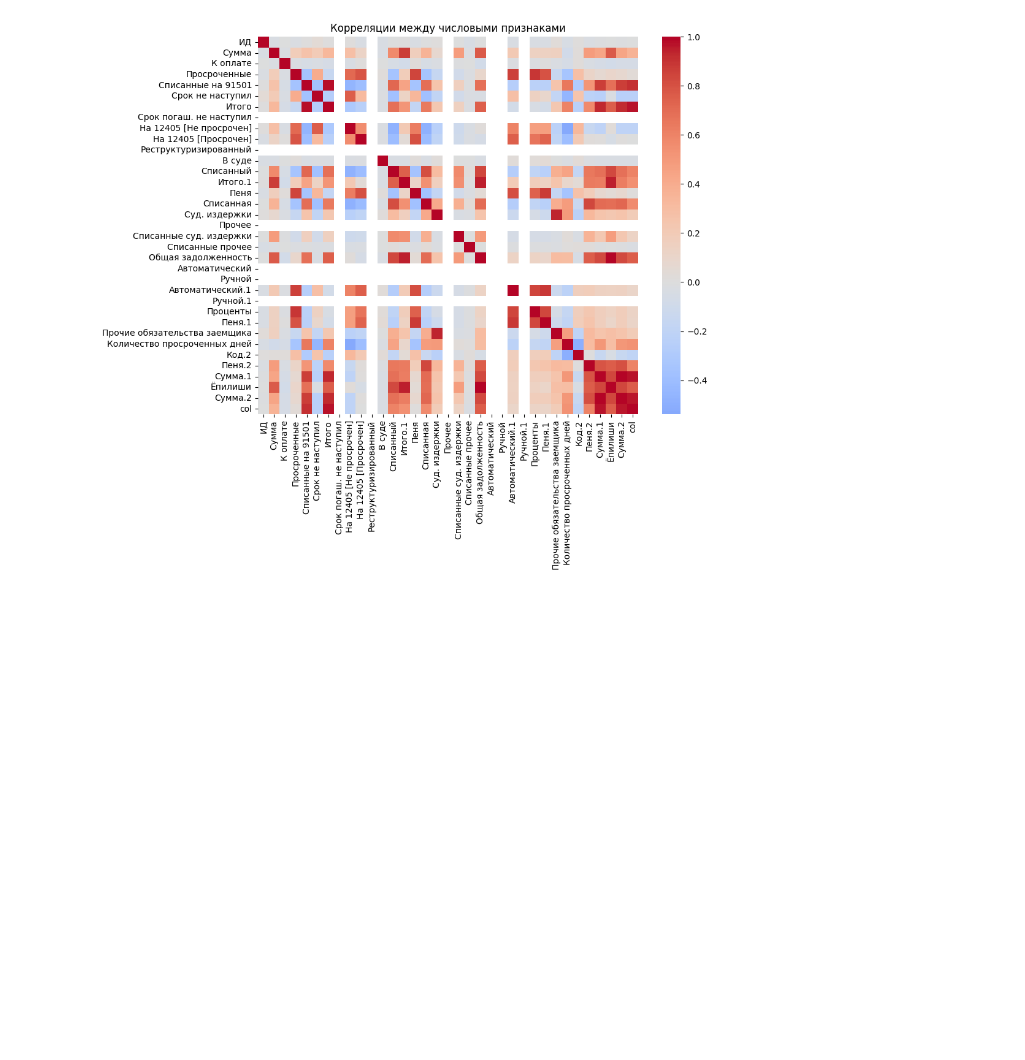
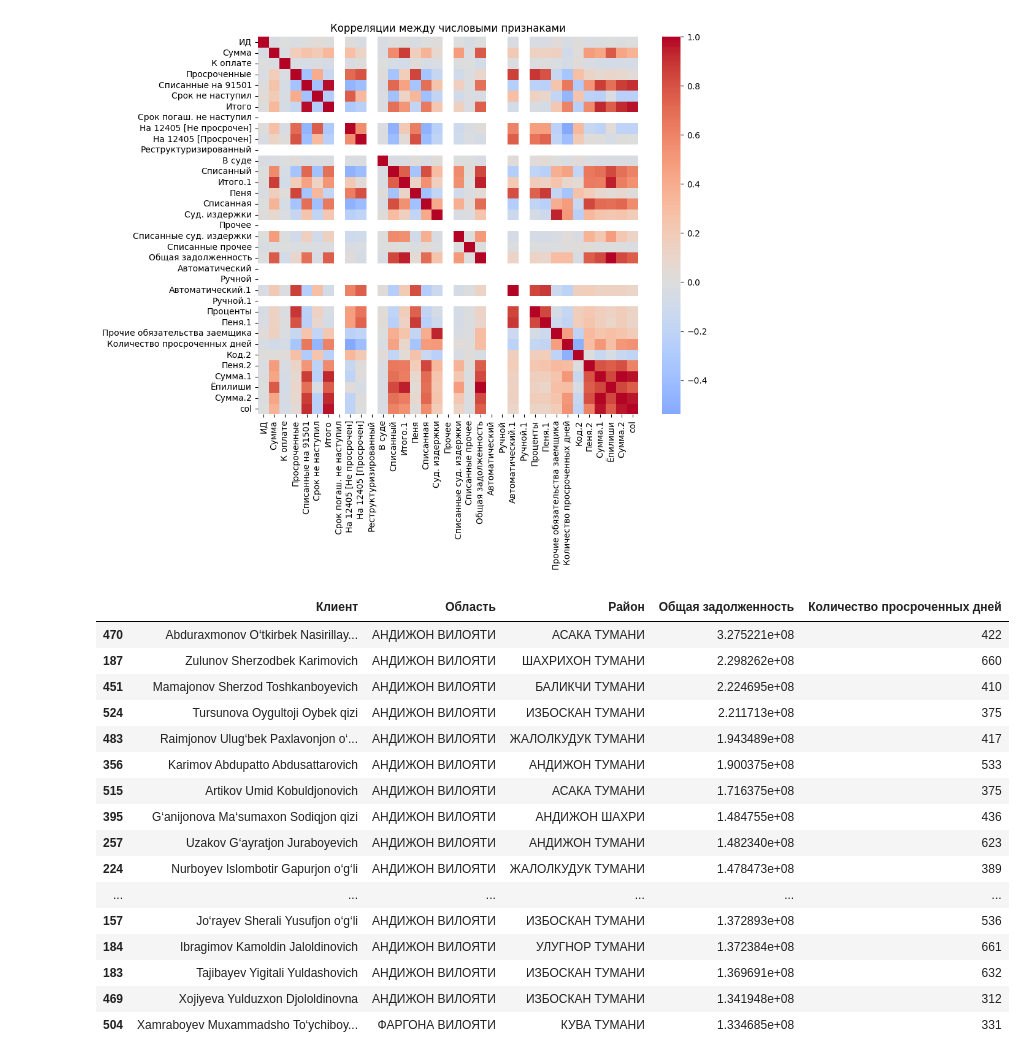
Before and after one commit to globallstudent/adex, a Jupyter notebook: main.ipynb, the cells around one changed output. Drawn from its saved outputs; the diff is of its cells as text; code cells hidden in the pictures; blank space fills up the shorter version.

```diff
--- a/main.ipynb
+++ b/main.ipynb
@@ -123,3 +123,24 @@ plt.title("Корреляции между числовыми признакам
 plt.show()
 # %% [output]
 [figure]
+# %%
+top_debtors = df.nlargest(20, "Общая задолженность")[["Клиент", "Область", "Район", "Общая задолженность", "Количество просроченных дней"]]
+top_debtors
+# %% [output]
+|  | Клиент | Область | Район | Общая задолженность | Количество просроченных дней |
+| 470 | Abduraxmonov O‘tkirbek Nasirillay... | АНДИЖОН ВИЛОЯТИ | АСАКА ТУМАНИ | 3.275221e+08 | 422 |
+| 187 | Zulunov Sherzodbek Karimovich | АНДИЖОН ВИЛОЯТИ | ШАХРИХОН ТУМАНИ | 2.298262e+08 | 660 |
+| 451 | Mamajonov Sherzod Toshkanboyevich | АНДИЖОН ВИЛОЯТИ | БАЛИКЧИ ТУМАНИ | 2.224695e+08 | 410 |
+| 524 | Tursunova Oygultoji Oybek qizi | АНДИЖОН ВИЛОЯТИ | ИЗБОСКАН ТУМАНИ | 2.211713e+08 | 375 |
+| 483 | Raimjonov Ulug‘bek Paxlavonjon o‘... | АНДИЖОН ВИЛОЯТИ | ЖАЛОЛКУДУК ТУМАНИ | 1.943489e+08 | 417 |
+| 356 | Karimov Abdupatto Abdusattarovich | АНДИЖОН ВИЛОЯТИ | АНДИЖОН ТУМАНИ | 1.900375e+08 | 533 |
+| 515 | Artikov Umid Kobuldjonovich | АНДИЖОН ВИЛОЯТИ | АСАКА ТУМАНИ | 1.716375e+08 | 375 |
+| 395 | G‘anijonova Ma‘sumaxon Sodiqjon qizi | АНДИЖОН ВИЛОЯТИ | АНДИЖОН ШАХРИ | 1.484755e+08 | 436 |
+| 257 | Uzakov G‘ayratjon Juraboyevich | АНДИЖОН ВИЛОЯТИ | АНДИЖОН ТУМАНИ | 1.482340e+08 | 623 |
+| 224 | Nurboyev Islombotir Gapurjon o‘g‘li | АНДИЖОН ВИЛОЯТИ | ЖАЛОЛКУДУК ТУМАНИ | 1.478473e+08 | 389 |
+| ... | ... | ... | ... | ... | ... |
+| 157 | Jo‘rayev Sherali Yusufjon o‘g‘li | АНДИЖОН ВИЛОЯТИ | ИЗБОСКАН ТУМАНИ | 1.372893e+08 | 536 |
+| 184 | Ibragimov Kamoldin Jaloldinovich | АНДИЖОН ВИЛОЯТИ | УЛУГНОР ТУМАНИ | 1.372384e+08 | 661 |
+| 183 | Tajibayev Yigitali Yuldashovich | АНДИЖОН ВИЛОЯТИ | ИЗБОСКАН ТУМАНИ | 1.369691e+08 | 632 |
+| 469 | Xojiyeva Yulduzxon Djololdinovna | АНДИЖОН ВИЛОЯТИ | ИЗБОСКАН ТУМАНИ | 1.341948e+08 | 312 |
+| 504 | Xamraboyev Muxammadsho To‘ychiboy... | ФАРГОНА ВИЛОЯТИ | КУВА ТУМАНИ | 1.334685e+08 | 331 |
```
Also changed, not shown: 2 other files.
